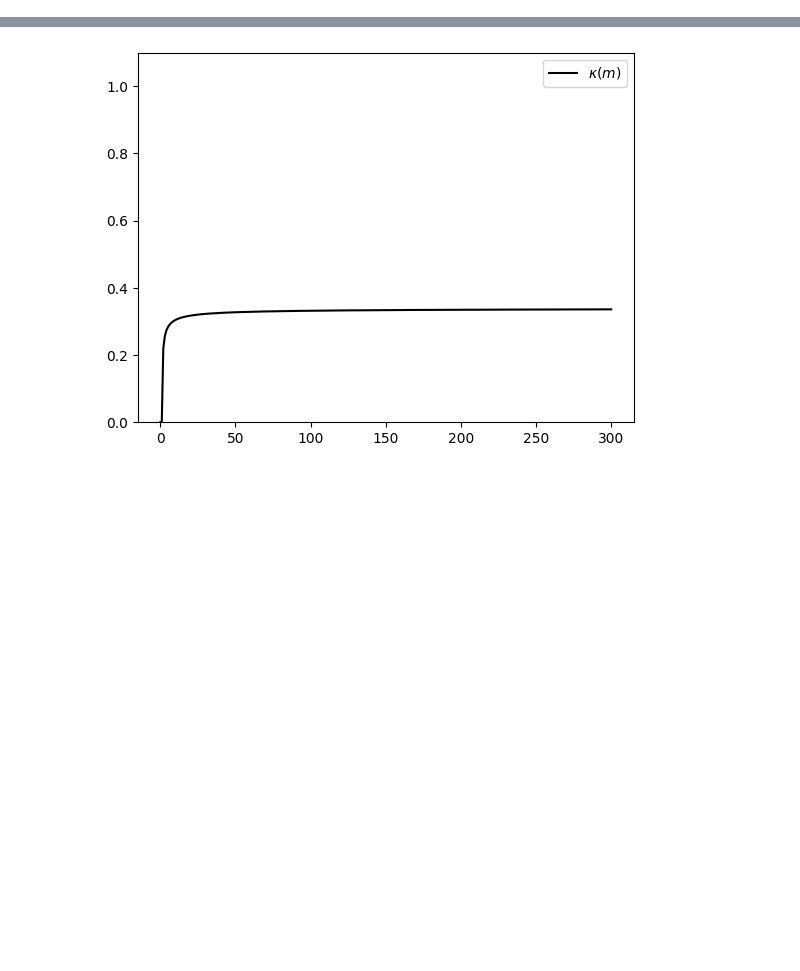
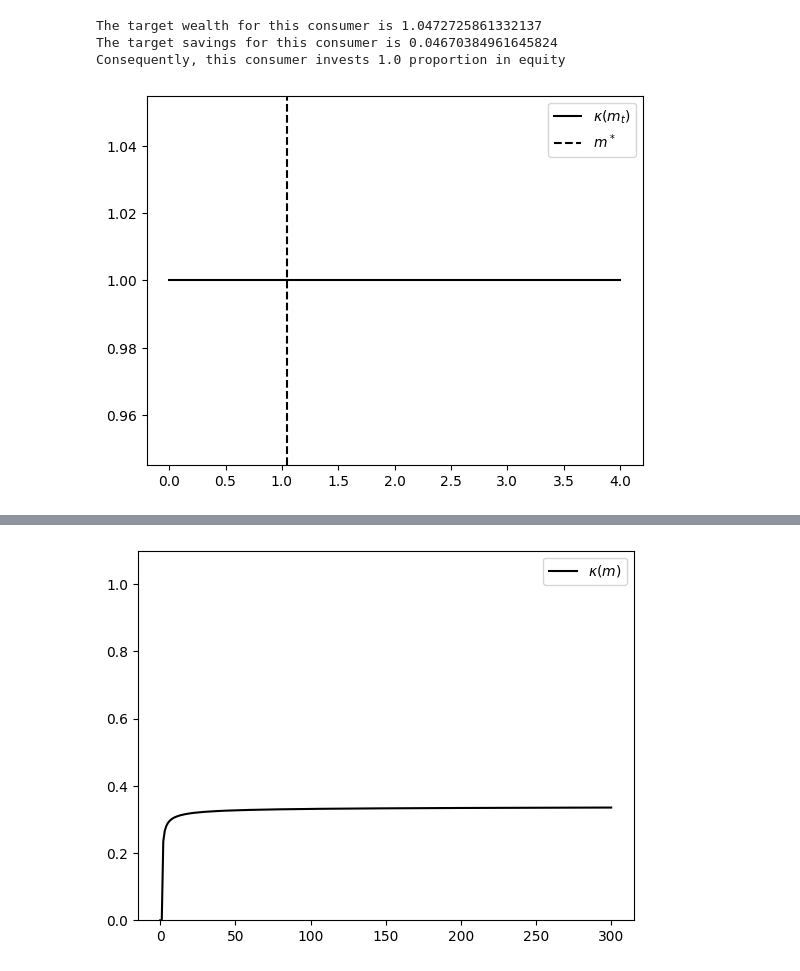
Before and after one commit to sidd3888/precautionary-saving-portfolio-choice, a Jupyter notebook: Code/equity_premium.ipynb, the cells around one changed output, grey strips where cells are left out. Drawn from its saved outputs; the diff is of its cells as text; code cells hidden in the pictures; blank space fills up the shorter version.

```diff
--- a/Code/equity_premium.ipynb
+++ b/Code/equity_premium.ipynb
@@ -300,0 +464,17 @@ consumer.plot_κFunc(mGrid = mGrid)
+# %%
+m_star = consumer.target_wealth()
+print(f'The target wealth for this consumer is {m_star}')
+
+a_star = m_star - consumer.solution['cFunc'](m_star)
+print(f'The target savings for this consumer is {a_star}')
+
+κ_star = consumer.solution['κFunc'](m_star)
+print(f'Consequently, this consumer invests {κ_star} proportion in equity')
+# %% [output]
+The target wealth for this consumer is 1.0472725861332137
+The target savings for this consumer is 0.04670384961645824
+Consequently, this consumer invests 1.0 proportion in equity
+# %%
+consumer.plot_targetκ(mGrid = np.linspace(0, 4, 100))
+# %% [output]
+[figure, added]
```
Also changed, not shown: parts of 82 cells of this notebook, 45 other files.
